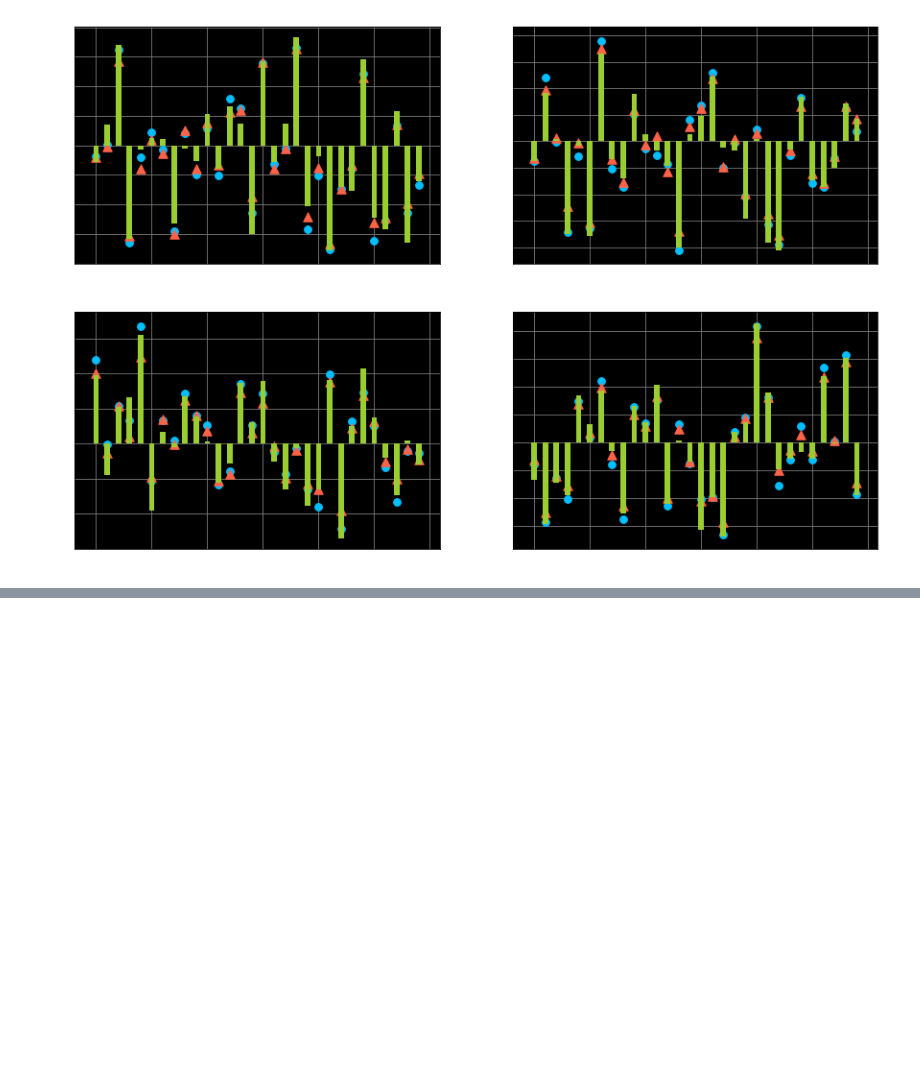
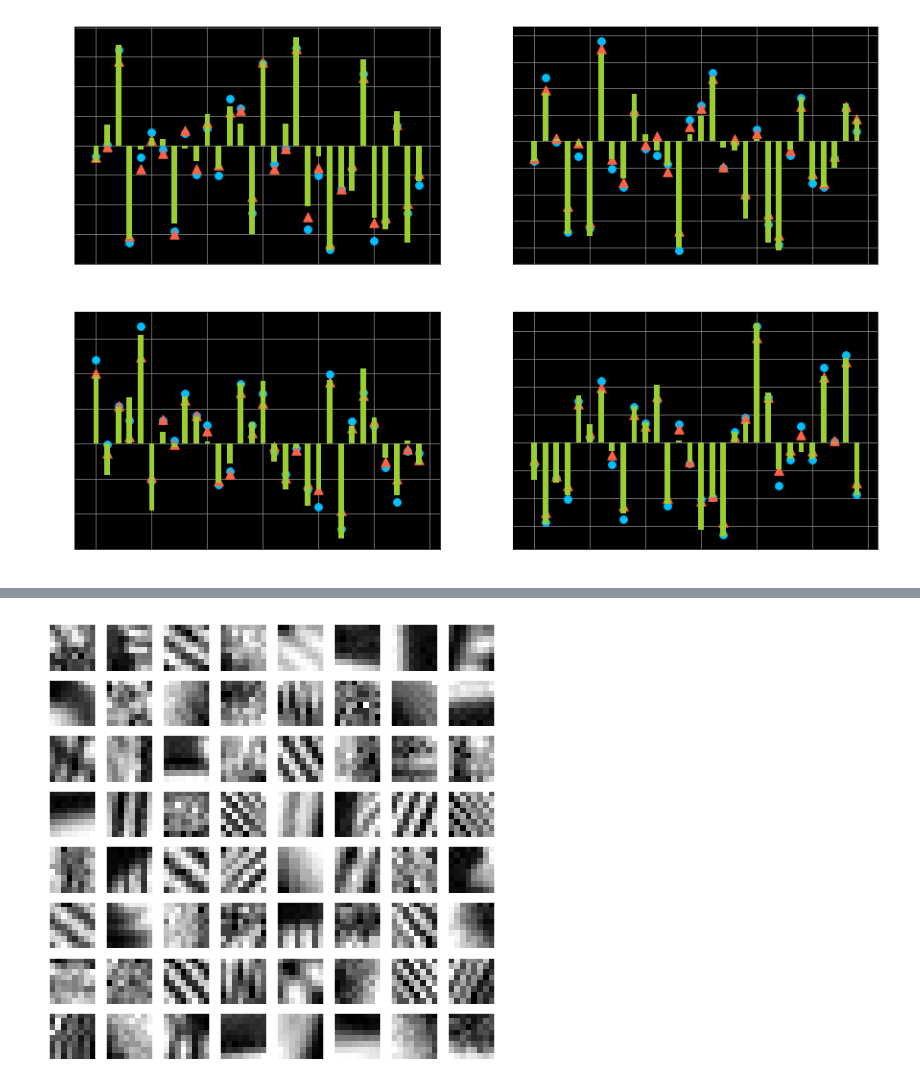
Before and after one commit to yugitti/sparse, a Jupyter notebook: 辞書学習/Untitled.ipynb, the cells around one changed output, grey strips where cells are left out. Saved outputs shown, nothing was run; the diff lists cells and outputs as text; code cells hidden in the pictures; blank space fills up the shorter version.

```diff
--- a/辞書学習/Untitled.ipynb
+++ b/辞書学習/Untitled.ipynb
@@ -162,0 +230,20 @@ for i in range(2):
+# %%
+img_patchs = []
+patch_size = 8
+for row in range(im.shape[0] - patch_size + 1):
+    for col in range(im.shape[1] - patch_size + 1):
+        img_patchs.append(im[row:row+patch_size, col:col+patch_size])
+img_patchs = np.array(img_patchs)
+# %%
+# patch の一部を描画
+pick_id = np.random.permutation(img_patchs.shape[0])[:patch_size**2]
+img_patchs_pick = img_patchs[pick_id,:,:]
+img_patchs_pick.shape
+figs, axs = plt.subplots(patch_size, patch_size, figsize=(patch_size, patch_size))
+for row in range(patch_size):
+    for col in range(patch_size):
+        axs[row][col].imshow(img_patchs_pick[patch_size * row + col, :, :], cmap='gray')
+        axs[row][col].set_xticks([])
+        axs[row][col].set_yticks([])
+# %% [output]
+[figure, added]
```
Also changed, not shown: parts of 21 cells of this notebook, 1 other file.
